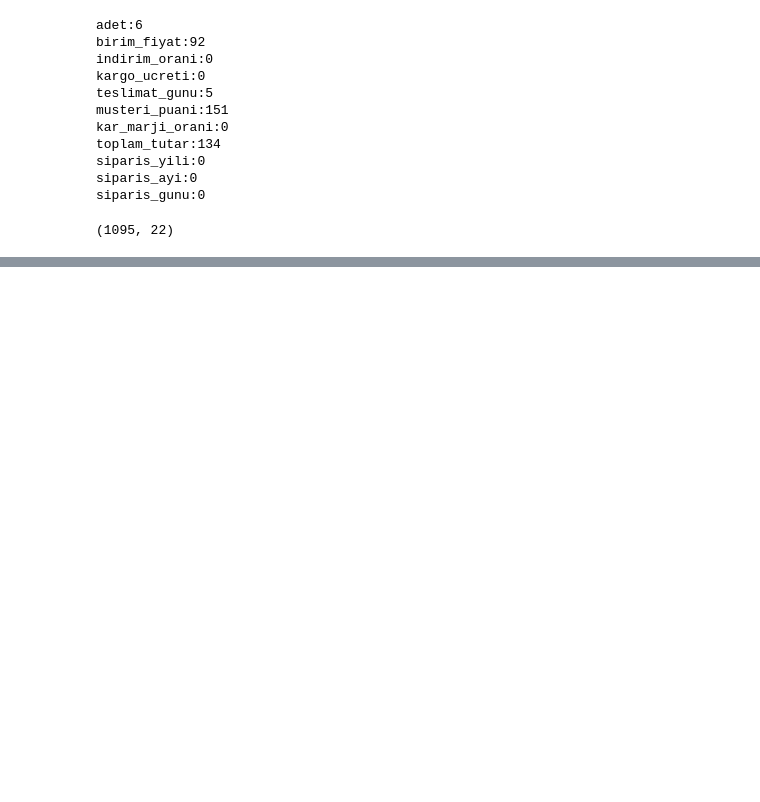
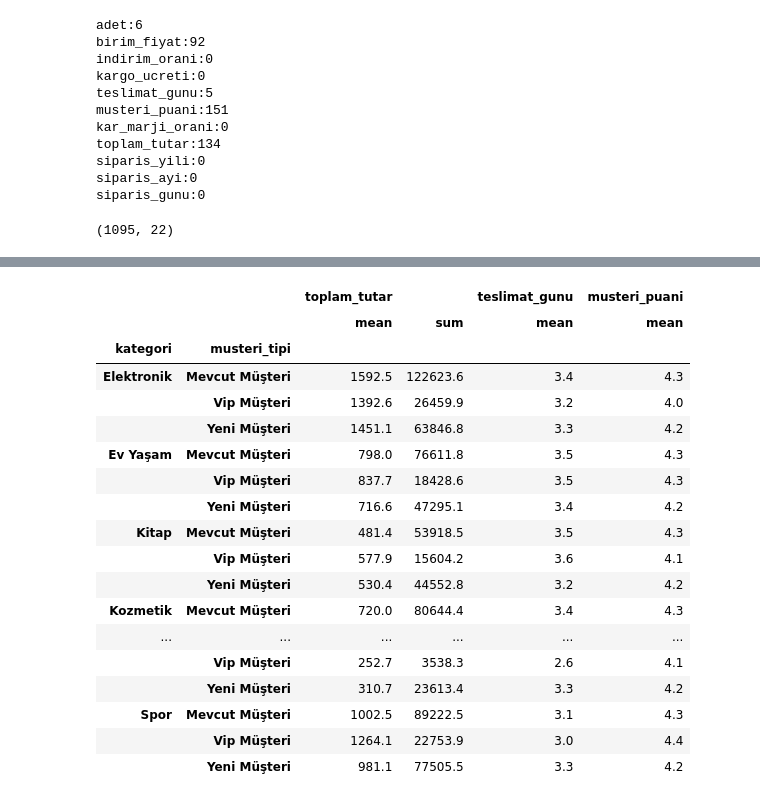
Before and after one commit to YunusEmre214/Data_Science_Colab, a Jupyter notebook: Data_Science.ipynb, the cells around one changed output, grey strips where cells are left out. Drawn from its saved outputs; the diff is of its cells as text; code cells hidden in the pictures; blank space fills up the shorter version.

```diff
--- a/Data_Science.ipynb
+++ b/Data_Science.ipynb
@@ -871,0 +1121,6 @@ df_clean.to_csv("e_ticaret_veri_seti_aykiri_degerler_temizlendi.csv")
+# %%
+pd.set_option("display.max_columns",None)
+# %%
+#60.Veri setini yükle
+df=pd.read_csv("e_ticaret_veri_seti_aykiri_degerler_temizlendi.csv")
+df.head()
@@ -871,0 +1220,30 @@ df_clean.to_csv("e_ticaret_veri_seti_aykiri_degerler_temizlendi.csv")
+# %%
+#65.Birden fazla sütun ile grup bazlı analiz
+kategori_musteri_tipi_analizi=df.groupby(["kategori","musteri_tipi"]).agg(
+    {
+        "toplam_tutar":["mean","sum"],
+        "teslimat_gunu":"mean",
+        "musteri_puani":"mean"
+    }
+).round(1)
+kategori_musteri_tipi_analizi
+# %% [output]
+|  |  | toplam_tutar |  | teslimat_gunu | musteri_puani |
+|  |  | mean | sum | mean | mean |
+| kategori | musteri_tipi |  |  |  |  |
+| Elektronik | Mevcut Müşteri | 1592.5 | 122623.6 | 3.4 | 4.3 |
+|  | Vip Müşteri | 1392.6 | 26459.9 | 3.2 | 4.0 |
+|  | Yeni Müşteri | 1451.1 | 63846.8 | 3.3 | 4.2 |
+| Ev Yaşam | Mevcut Müşteri | 798.0 | 76611.8 | 3.5 | 4.3 |
+|  | Vip Müşteri | 837.7 | 18428.6 | 3.5 | 4.3 |
+|  | Yeni Müşteri | 716.6 | 47295.1 | 3.4 | 4.2 |
+| Kitap | Mevcut Müşteri | 481.4 | 53918.5 | 3.5 | 4.3 |
+|  | Vip Müşteri | 577.9 | 15604.2 | 3.6 | 4.1 |
+|  | Yeni Müşteri | 530.4 | 44552.8 | 3.2 | 4.2 |
+| Kozmetik | Mevcut Müşteri | 720.0 | 80644.4 | 3.4 | 4.3 |
+| ... | ... | ... | ... | ... | ... |
+|  | Vip Müşteri | 252.7 | 3538.3 | 2.6 | 4.1 |
+|  | Yeni Müşteri | 310.7 | 23613.4 | 3.3 | 4.2 |
+| Spor | Mevcut Müşteri | 1002.5 | 89222.5 | 3.1 | 4.3 |
+|  | Vip Müşteri | 1264.1 | 22753.9 | 3.0 | 4.4 |
+|  | Yeni Müşteri | 981.1 | 77505.5 | 3.3 | 4.2 |
```
Also changed, not shown: parts of 20 cells of this notebook.
